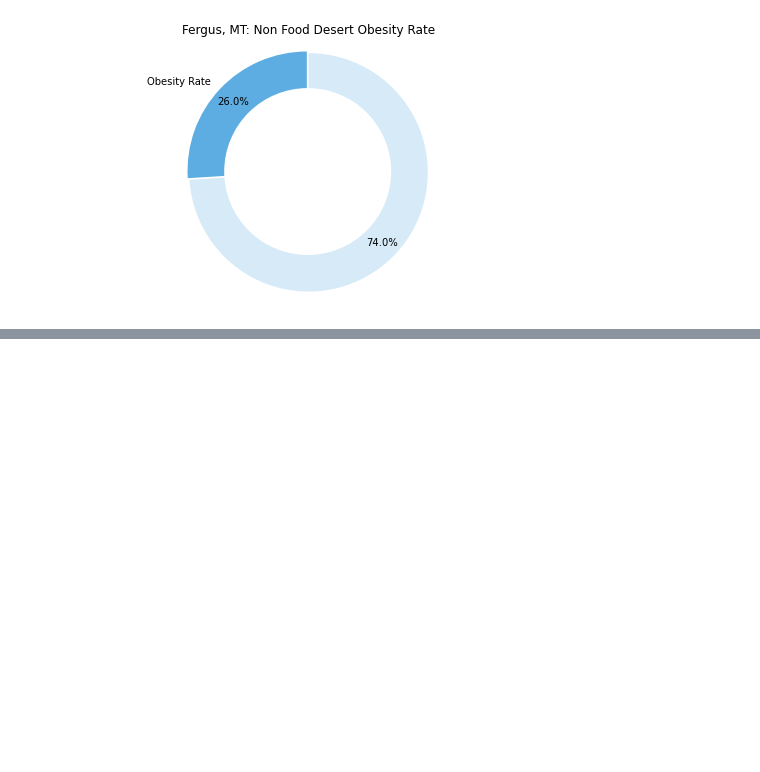
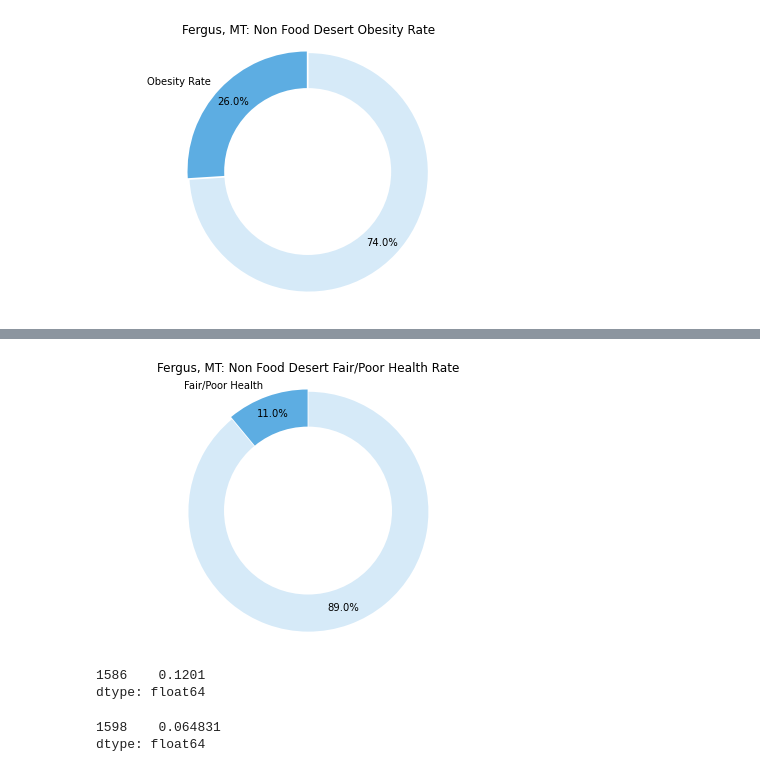
Before and after one commit to Ssimoes48/Food-Deserts-Analysis, a Jupyter notebook: Pie_Plots_4.ipynb, the cells around one changed output, grey strips where cells are left out. Saved outputs shown, nothing was run; the diff lists cells and outputs as text; code cells hidden in the pictures; blank space fills up the shorter version.

```diff
--- a/Pie_Plots_4.ipynb
+++ b/Pie_Plots_4.ipynb
@@ -519,0 +516,40 @@ explode = (0.1,0)
+# %%
+#Fergus Health Fair/Poor Rate
+#Non Food Desert:
+# Pie chart
+labels = ["Fair/Poor Health"," "]
+sizes =  [11,100-11]
+colors = ["#5DADE2", "#D6EAF8"]
+explode = (0.01, 0.01)
+
+fig1, ax1 = plt.subplots()
+ax1.pie(sizes, colors = colors, labels=labels,autopct='%1.1f%%',startangle=90, pctdistance=0.85, explode=explode)
+#draw circle
+centre_circle = plt.Circle((0,0),0.70,fc='white')
+fig = plt.gcf()
+fig.gca().add_artist(centre_circle)
+# Equal aspect ratio ensures that pie is drawn as a circle
+ax1.axis('equal')
+plt.tight_layout()
+plt.title("Fergus, MT: Non Food Desert Fair/Poor Health Rate")
+
+
+#Save plot:
+plt.savefig("Fergus (Non Food Desert) Health Rate.png")
+plt.show()
+# %% [output]
+[figure, added]
+# %%
+#Calculate diabetes medicare rate for Big Horn
+bighorn_diabetes=bighornmt["# Diabetics"]/bighornmt["Original Medicare"]
+bighorn_diabetes
+# %% [output]
+1586    0.1201
+dtype: float64
+# %%
+#Calculate diabetes medicare rate for Fergus
+fergus_diabetes=fergusmt["# Diabetics"]/fergusmt["Original Medicare"]
+fergus_diabetes
+# %% [output]
+1598    0.064831
+dtype: float64
```
Also changed, not shown: parts of 19 cells of this notebook, 4 other files.
